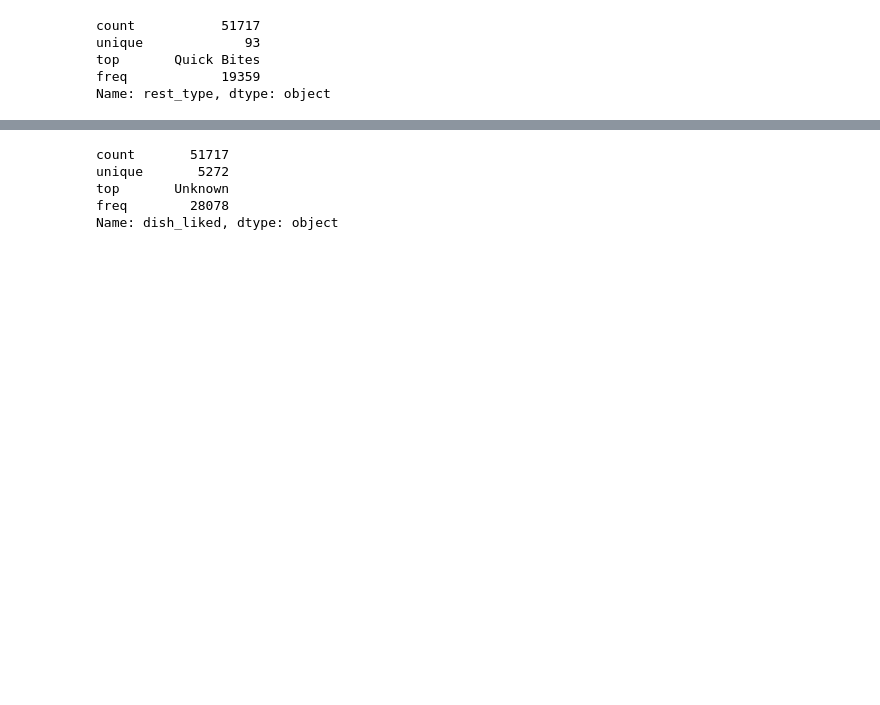
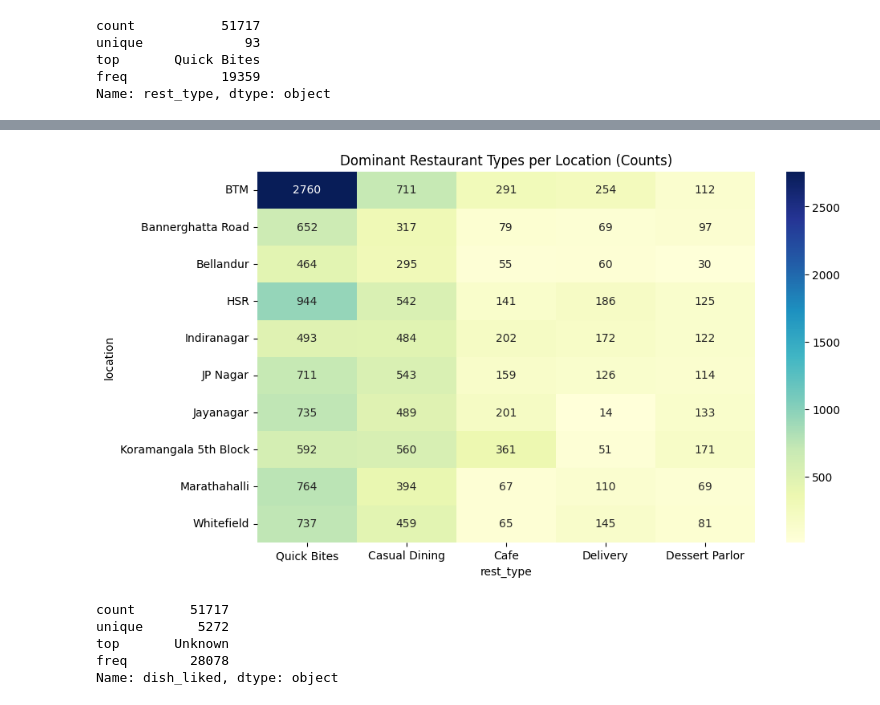
Before and after one commit to OmrajeAmbure/Datascience_And_GenAi_or_AgenticAi_work, a Jupyter notebook: Projects/DataAnalysis/Zomato Data Analysis/Notebook/EDA.ipynb, the cells around one changed output, grey strips where cells are left out. Drawn from its saved outputs; the diff is of its cells as text; code cells hidden in the pictures; blank space fills up the shorter version.

```diff
--- a/Projects/DataAnalysis/Zomato Data Analysis/Notebook/EDA.ipynb
+++ b/Projects/DataAnalysis/Zomato Data Analysis/Notebook/EDA.ipynb
@@ -113,0 +257,6 @@ sns.countplot(
+# %%
+# Get the names of the top 10 locations
+top_locations = clean_data['location'].value_counts().head(10).index
+
+# Filter your dataset to include only these top 10 locations
+filtered_data = clean_data[clean_data['location'].isin(top_locations)]
@@ -114,3 +269,18 @@ sns.countplot(
+# %%
+# Create a contingency matrix of counts
+crosstab_df = pd.crosstab(filtered_data['location'], filtered_data['rest_type'])
+
+# Keep only the top 5 restaurant types globally to keep the heatmap clean
+top_rest_types = clean_data['rest_type'].value_counts().head(5).index
+crosstab_df = crosstab_df[top_rest_types]
+
+# Plot heatmap
+plt.figure(figsize=(10, 6))
+sns.heatmap(crosstab_df, annot=True, fmt='d', cmap='YlGnBu')
+plt.title('Dominant Restaurant Types per Location (Counts)')
+plt.show()
+# %% [output]
+[figure, added]
 # %%
 clean_data['dish_liked'].describe()
 # %% [output]
```
Also changed, not shown: parts of 33 cells of this notebook, 18 other files.
